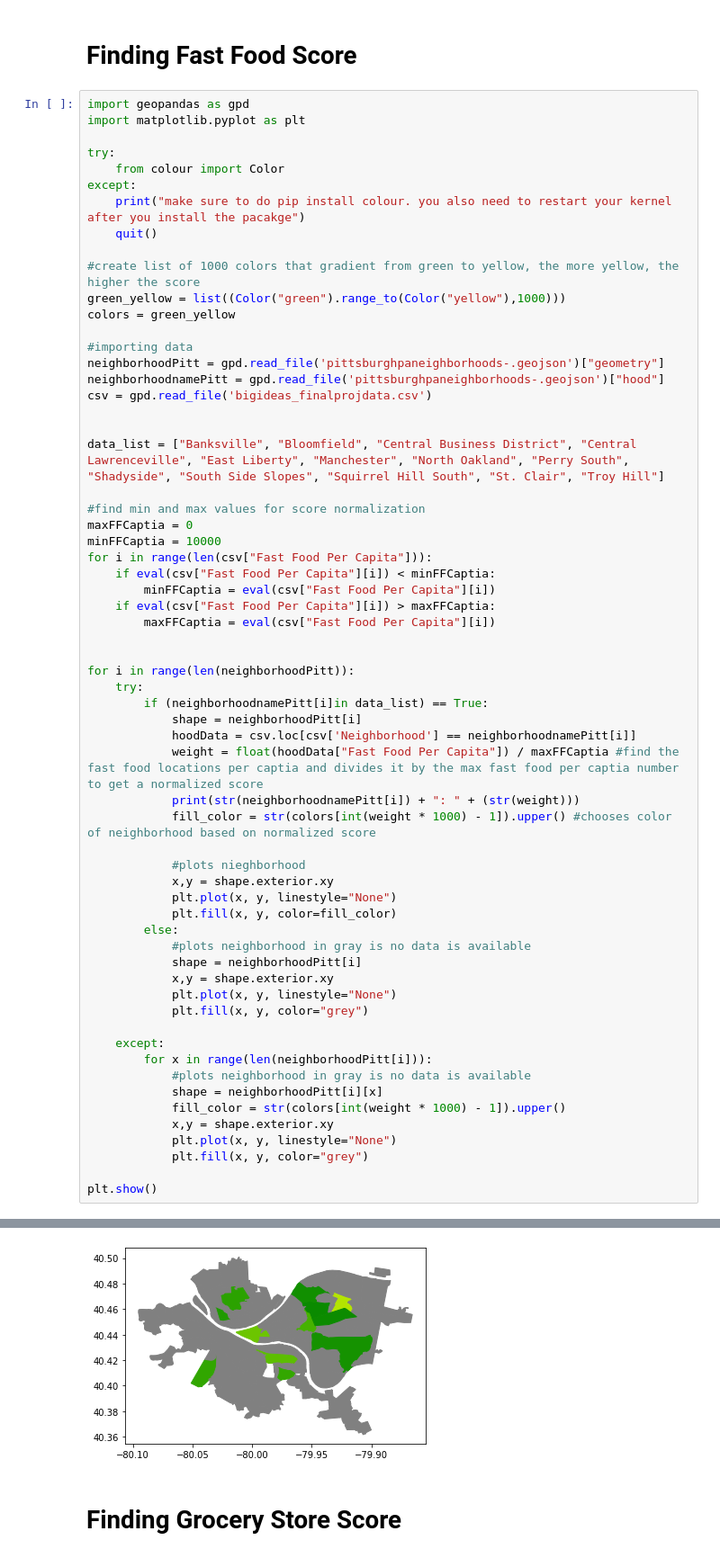
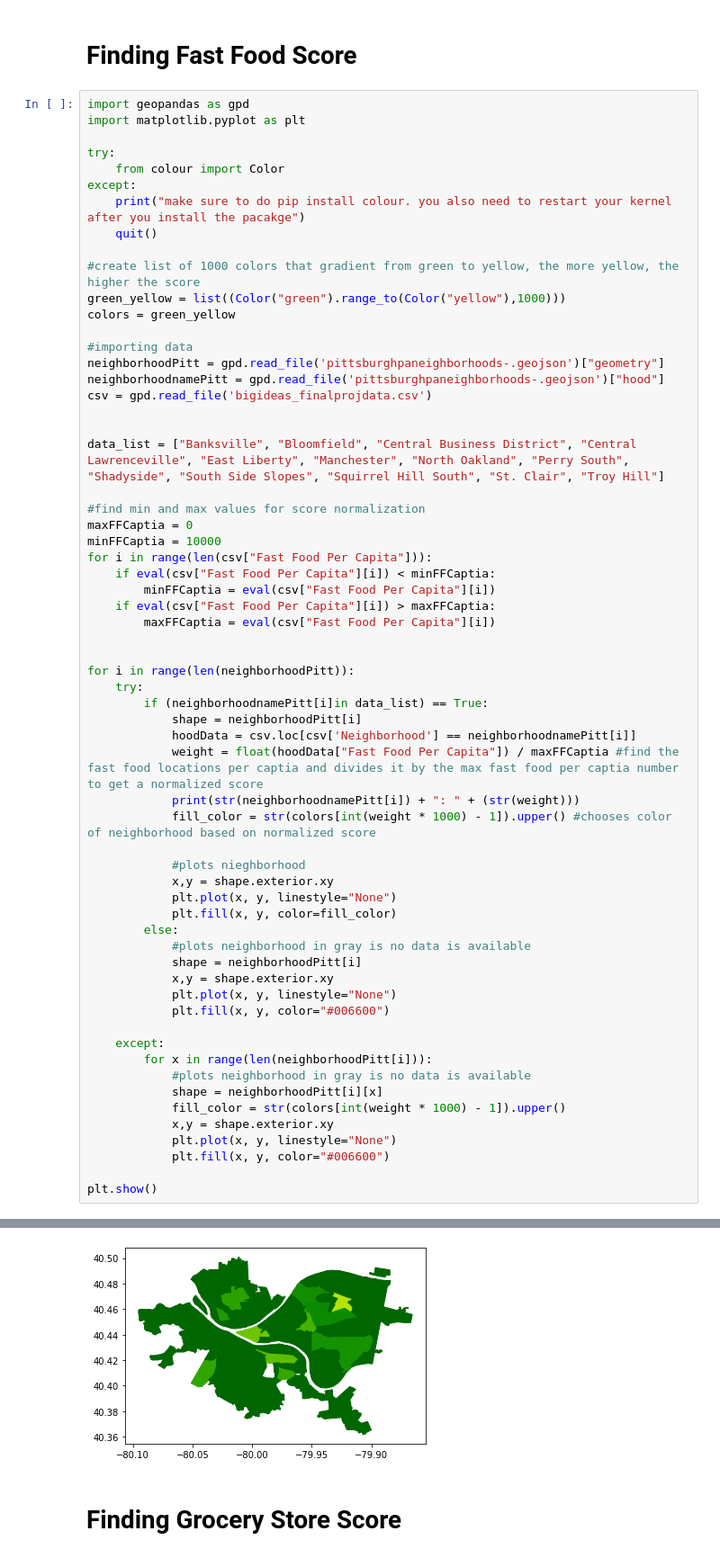
Before and after one commit to aokigbo/Food-Desert, a Jupyter notebook: Food Desert.ipynb, the cells around one changed output, grey strips where cells are left out. Shown: that part at 90% size. Saved outputs shown, nothing was run; the diff lists cells and outputs as text.

```diff
--- a/Food Desert.ipynb
+++ b/Food Desert.ipynb
@@ -214,36 +214,36 @@ for i in range(len(neighborhoodPitt)):
             plt.fill(x, y, color=fill_color)
         else:
             #plots neighborhood in gray is no data is available
             shape = neighborhoodPitt[i]
             x,y = shape.exterior.xy
             plt.plot(x, y, linestyle="None")
-            plt.fill(x, y, color="grey")
+            plt.fill(x, y, color="#006600")
 
     except:
         for x in range(len(neighborhoodPitt[i])):
             #plots neighborhood in gray is no data is available
             shape = neighborhoodPitt[i][x]
             fill_color = str(colors[int(weight * 1000) - 1]).upper()
             x,y = shape.exterior.xy
             plt.plot(x, y, linestyle="None")
-            plt.fill(x, y, color="grey")
+            plt.fill(x, y, color="#006600")
 
 plt.show()
 # %% [output]
 North Oakland: 0.394833660711502
 East Liberty: 0.7908845738942833
 Manchester: 0.2086071987480439
 Central Business District: 0.5476081796603985
 South Side Slopes: 0.4877705877821428
 Bloomfield: 0.07691863819965383
 Banksville: 0.296078668928196
 Central Lawrenceville: 0.11767302259887062
 Troy Hill: 0.9362098448760228
 St. Clair: 0.30593807377733234
 Shadyside: 0.08702748580009143
 Squirrel Hill South: 0.14504580966681885
 Perry South: 0.26553784860557744
-[figure, old version]
+[figure, new version]
 # %% [markdown]
 # Finding Grocery Store Score
 # %%
```
